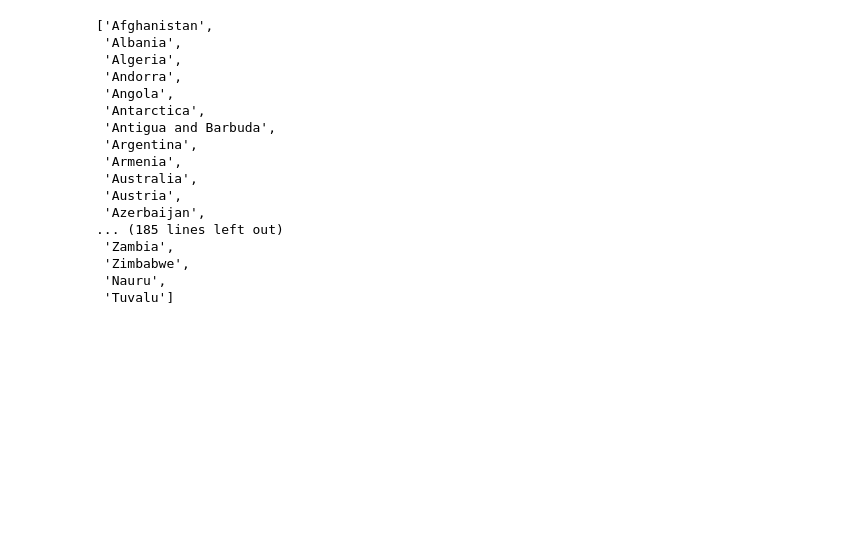
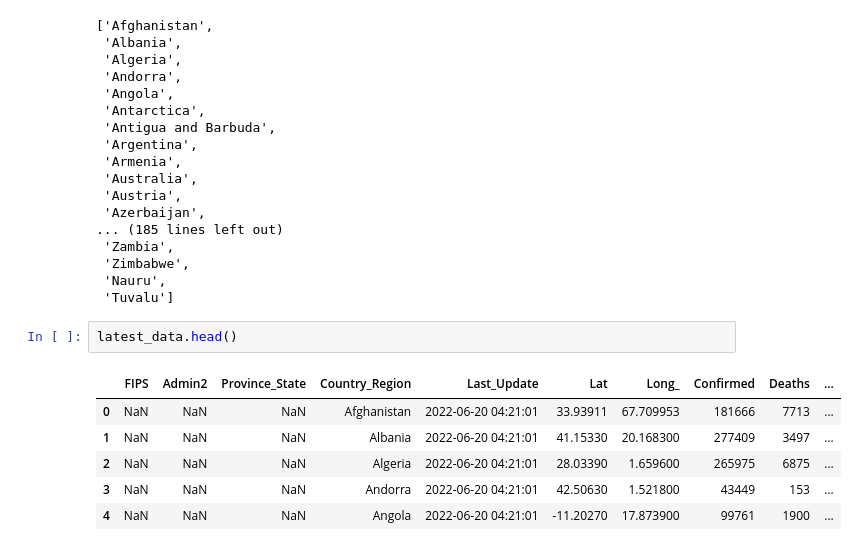
Before and after one commit to sopiloteh/sillythings, a Jupyter notebook: mlrelearning.ipynb, the cells around one changed output. Saved outputs shown, nothing was run; the diff lists cells and outputs as text; blank space fills up the shorter version.

```diff
--- a/mlrelearning.ipynb
+++ b/mlrelearning.ipynb
@@ -1017,4 +1017,13 @@ unique_countries
  'Zimbabwe',
  'Nauru',
  'Tuvalu']
+# %%
+latest_data.head()
+# %% [output]
+|  | FIPS | Admin2 | Province_State | Country_Region | Last_Update | Lat | Long_ | Confirmed | Deaths | ... |
+| 0 | NaN | NaN | NaN | Afghanistan | 2022-06-20 04:21:01 | 33.93911 | 67.709953 | 181666 | 7713 | ... |
+| 1 | NaN | NaN | NaN | Albania | 2022-06-20 04:21:01 | 41.15330 | 20.168300 | 277409 | 3497 | ... |
+| 2 | NaN | NaN | NaN | Algeria | 2022-06-20 04:21:01 | 28.03390 | 1.659600 | 265975 | 6875 | ... |
+| 3 | NaN | NaN | NaN | Andorra | 2022-06-20 04:21:01 | 42.50630 | 1.521800 | 43449 | 153 | ... |
+| 4 | NaN | NaN | NaN | Angola | 2022-06-20 04:21:01 | -11.20270 | 17.873900 | 99761 | 1900 | ... |
 # %%
```
Also changed, not shown: parts of 2 cells of this notebook.
